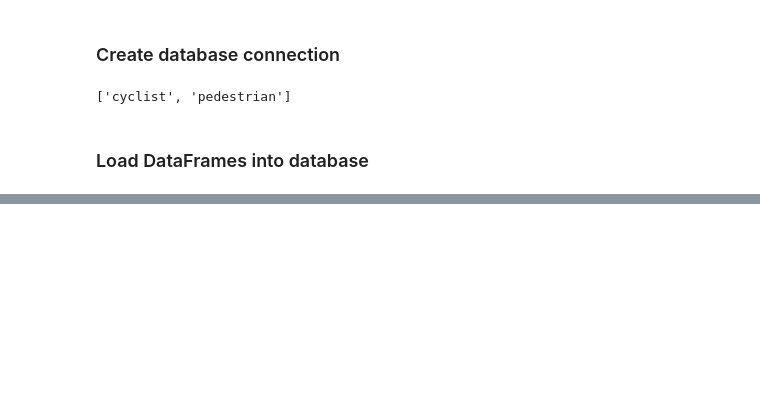
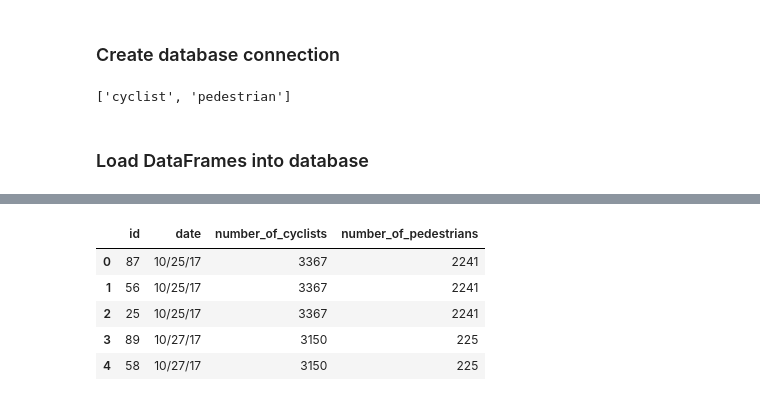
Before and after one commit to brittanikauf/ETL_Project, a Jupyter notebook: ETL_project.ipynb, the cells around one changed output, grey strips where cells are left out. Cells and saved outputs as stored; diff of their text form; code cells hidden in the pictures; blank space fills up the shorter version.

```diff
--- a/ETL_project.ipynb
+++ b/ETL_project.ipynb
@@ -105,0 +132,9 @@ pedestrian_transform.to_sql(name='pedestrian', con=engine, if_exists='append', i
+# %%
+combined.head()
+# %% [output]
+|  | id | date | number_of_cyclists | number_of_pedestrians |
+| 0 | 87 | 10/25/17 | 3367 | 2241 |
+| 1 | 56 | 10/25/17 | 3367 | 2241 |
+| 2 | 25 | 10/25/17 | 3367 | 2241 |
+| 3 | 89 | 10/27/17 | 3150 | 225 |
+| 4 | 58 | 10/27/17 | 3150 | 225 |
```
Also changed, not shown: parts of 8 cells of this notebook, 1 other file.
